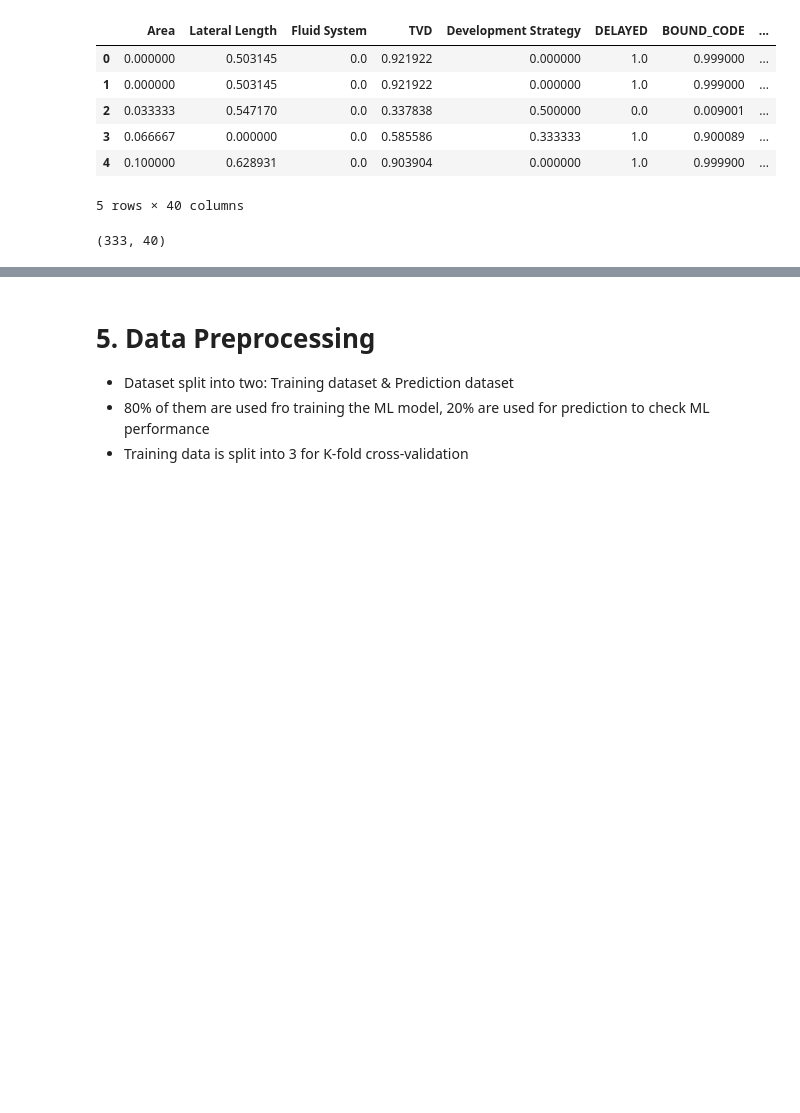
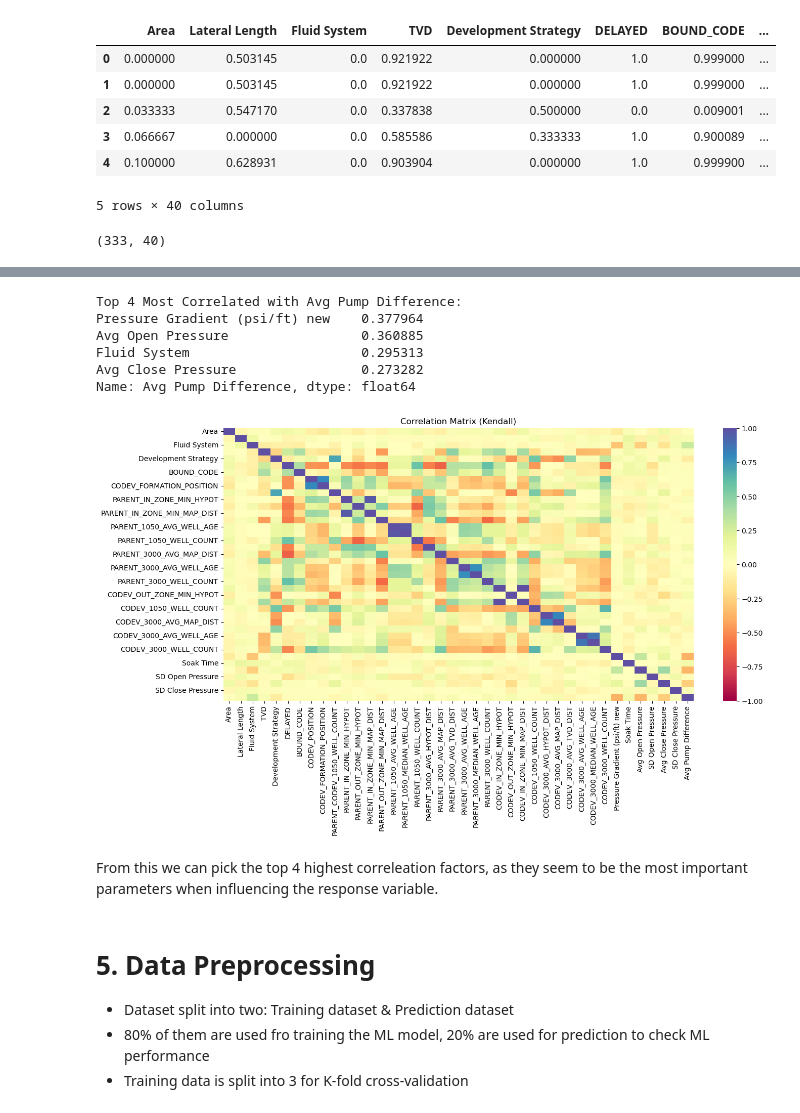
Before and after one commit to PGEHackathon/Entelligence, a Jupyter notebook: Entelligence.ipynb, the cells around one changed output, grey strips where cells are left out. Cells and saved outputs as stored; diff of their text form; code cells hidden in the pictures; blank space fills up the shorter version.

```diff
--- a/Entelligence.ipynb
+++ b/Entelligence.ipynb
@@ -157,0 +142,29 @@ plt.show()
+# %%
+# Calculate Kendall correlation matrix
+correlation_matrix = data.corr(method='kendall')
+
+# Filter out the 'Avg Pump Difference' row
+correlation_with_avg_diff = correlation_matrix.loc['Avg Pump Difference']
+
+# Get the top 5 most correlated features
+top_correlations = correlation_with_avg_diff.abs().sort_values(ascending=False)[1:5]
+
+# Print the top 5 most correlated features
+print(f'Top 4 Most Correlated with Avg Pump Difference:')
+print(top_correlations)
+
+# Plot the heatmap without numbers
+plt.figure(figsize=(15, 7))
+sns.heatmap(correlation_matrix, annot=False, vmin=-1, vmax=1, cmap="Spectral")
+plt.title('Correlation Matrix (Kendall)')
+plt.show()
+# %% [output]
+Top 4 Most Correlated with Avg Pump Difference:
+Pressure Gradient (psi/ft) new    0.377964
+Avg Open Pressure                 0.360885
+Fluid System                      0.295313
+Avg Close Pressure                0.273282
+Name: Avg Pump Difference, dtype: float64
+[figure, added]
+# %% [markdown]
+From this we can pick the top 4 highest correleation factors, as they seem to be the most important parameters when influencing the response variable.
```
Also changed, not shown: parts of 18 cells of this notebook.
